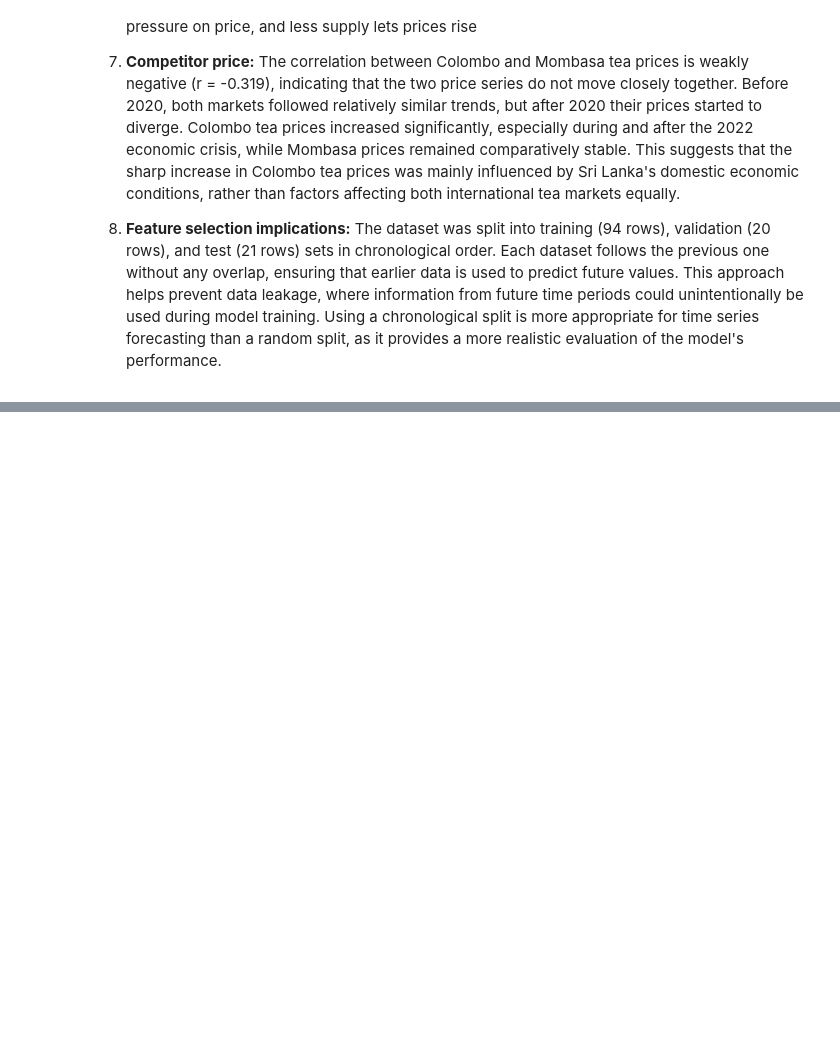
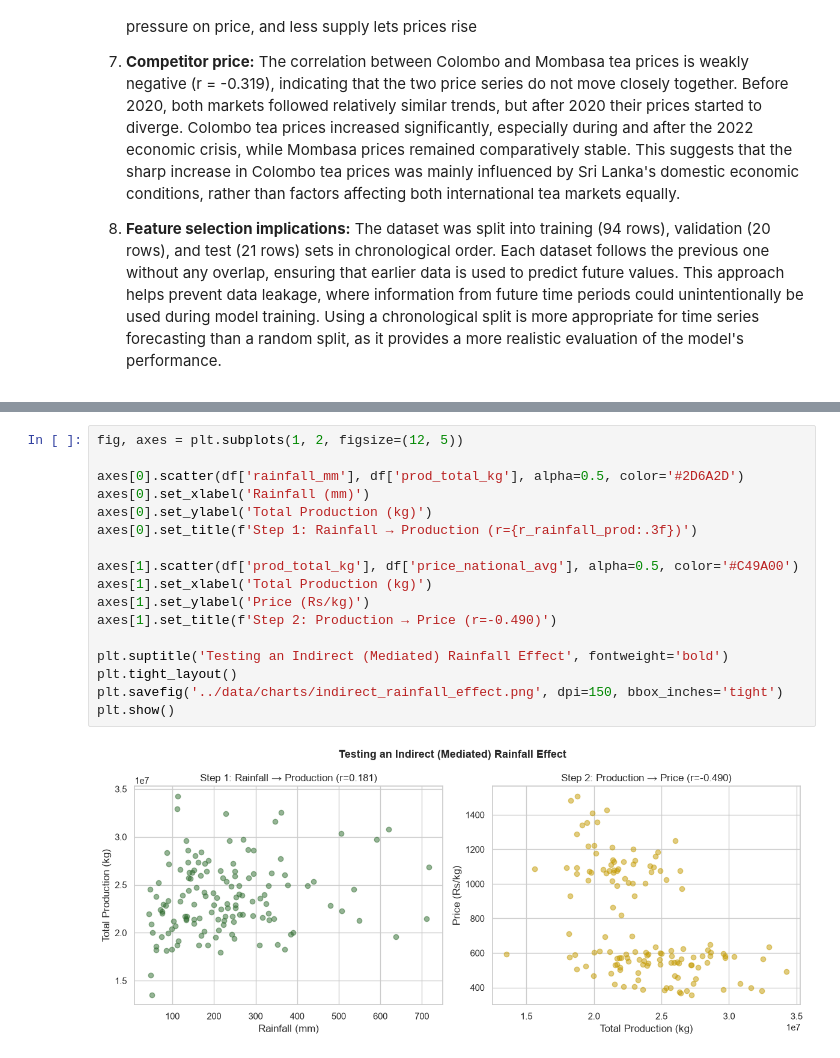
Before and after one commit to MalmEEE/SmartTeaAI-, a Jupyter notebook: ml-engine/notebooks/01_eda.ipynb, the cells around one changed output, grey strips where cells are left out. Drawn from its saved outputs; the diff is of its cells as text; blank space fills up the shorter version.

```diff
--- a/ml-engine/notebooks/01_eda.ipynb
+++ b/ml-engine/notebooks/01_eda.ipynb
@@ -620,0 +642,19 @@ Using a chronological split is more appropriate for time series forecasting than
+# %%
+fig, axes = plt.subplots(1, 2, figsize=(12, 5))
+
+axes[0].scatter(df['rainfall_mm'], df['prod_total_kg'], alpha=0.5, color='#2D6A2D')
+axes[0].set_xlabel('Rainfall (mm)')
+axes[0].set_ylabel('Total Production (kg)')
+axes[0].set_title(f'Step 1: Rainfall → Production (r={r_rainfall_prod:.3f})')
+
+axes[1].scatter(df['prod_total_kg'], df['price_national_avg'], alpha=0.5, color='#C49A00')
+axes[1].set_xlabel('Total Production (kg)')
+axes[1].set_ylabel('Price (Rs/kg)')
+axes[1].set_title(f'Step 2: Production → Price (r=-0.490)')
+
+plt.suptitle('Testing an Indirect (Mediated) Rainfall Effect', fontweight='bold')
+plt.tight_layout()
+plt.savefig('../data/charts/indirect_rainfall_effect.png', dpi=150, bbox_inches='tight')
+plt.show()
+# %% [output]
+[figure, added]
```
Also changed, not shown: parts of 9 cells of this notebook, 17 other files.
